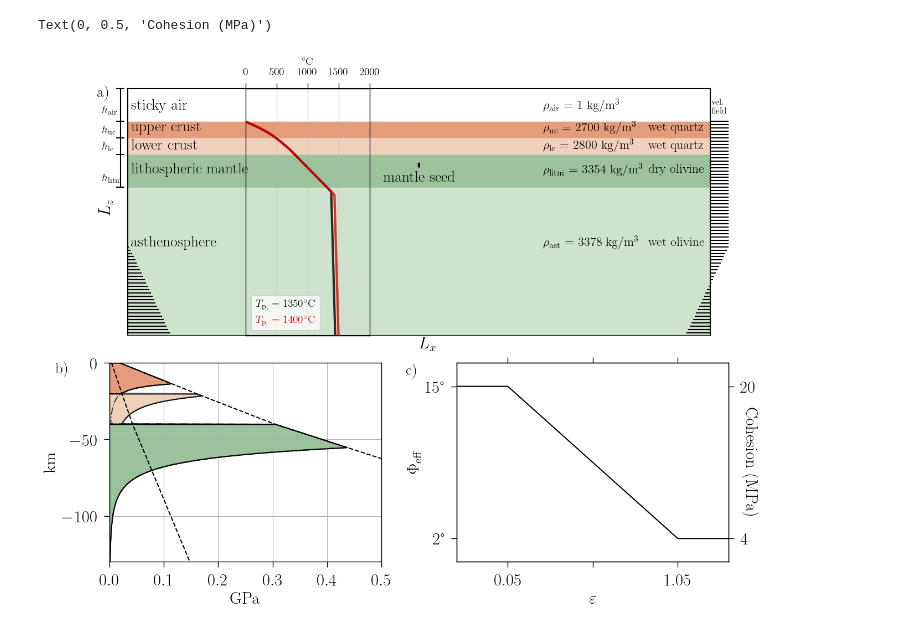
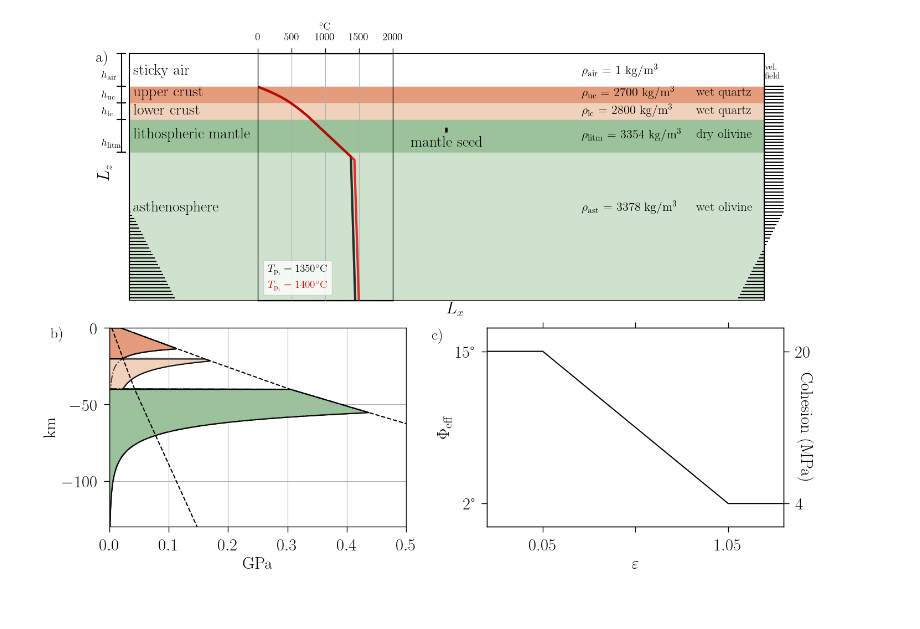
Before and after one commit to jopmas/scripts, a Jupyter notebook: Num_Setup_RFT_ACC.ipynb, the cells around one changed output. Drawn from its saved outputs; the diff is of its cells as text; code cells hidden in the pictures.

```diff
--- a/Num_Setup_RFT_ACC.ipynb
+++ b/Num_Setup_RFT_ACC.ipynb
@@ -625,12 +301,12 @@ color_lit = (155./cr,194./cr,155./cr)
 color_ast = (207./cr,226./cr,205./cr)
 
 plt.close()
-fig = plt.figure(figsize=(13,10), constrained_layout=True)
+fig = plt.figure(figsize=(14,10), constrained_layout=True)
 mosaic = """
          AA
          BC
          """
-axs = fig.subplot_mosaic(mosaic, gridspec_kw={'height_ratios':[0.45,0.35], 'width_ratios':[0.7,0.7]})
+axs = fig.subplot_mosaic(mosaic, gridspec_kw={'height_ratios':[0.45,0.35], 'width_ratios':[0.5,0.5]})
 
 
 #############
@@ -699,6 +375,7 @@ px = x[cond]
 axs['A'].fill_between(px/1000,-pa1/1000,-pa2/1000,fc=(0,0,0),lw=0.0)
 
 #layers thickness
+fsize=16
 xpos = -20
 axs['A'].plot([xpos, xpos], [-0,-120], "k") #vertical bar
 axs['A'].plot([xpos-10, xpos+10], [0, 0], "k") #upper horizontal bar
@@ -888,34 +565,33 @@ label_size=22
 
 plt.rc('xtick', labelsize=label_size)
 plt.rc('ytick', labelsize=label_size)
 
 axs['C'].text(-0.05, 16, "c)", size=20)
 
 # xdata = np.array([0, 0.05, 1.05, 1.1])
 xdata = np.array([0, 0.25, 0.75, 1.0])
 ydata = np.array([15, 15, 2, 2])
 
 axs['C'].plot(xdata, ydata, 'k-')
 
 axs['C'].set_xlim([0.10, 0.9])
 axs['C'].set_ylim([0, 17])
 axs['C'].set_xticks([0.25, 0.5, 0.75])
 axs['C'].set_xticklabels([0.05, ' ', 1.05])
 axs['C'].tick_params('x', top=True, labeltop=False)
 axs['C'].set_xlabel(r"$\varepsilon$", fontsize=label_size)
 
 axs['C'].set_yticks([2, 15])
 axs['C'].set_yticklabels(['2°', '15°'])
 axs['C'].set_ylabel('$\Phi_{\mathrm{eff}}$', fontsize=label_size)
 
 ax_aux = axs['C'].twinx()
 ax_aux.set_ylim([0, 17])
 ax_aux.set_yticks([2, 15])
 ax_aux.set_yticklabels([4, 20])
 ax_aux.set_ylabel('Cohesion (MPa)', fontsize=label_size, rotation=270)
 
-# fig.savefig('out/' + "NumSetup_Doc_RFT_ACC.pdf", dpi=400, bbox_inches='tight')
-# fig.savefig('out/' + "NumSetup_Doc_RFT_ACC.png", dpi=400, bbox_inches='tight')
+fig.savefig('out/' + "NumSetup_Doc_RFT_ACC.pdf", dpi=400, bbox_inches='tight')
+fig.savefig('out/' + "NumSetup_Doc_RFT_ACC.png", dpi=400, bbox_inches='tight')
 # %% [output]
-Text(0, 0.5, 'Cohesion (MPa)')
-[figure, old version]
+[figure, new version]
```
Also changed, not shown: parts of 1 cell of this notebook, 6 other files.
